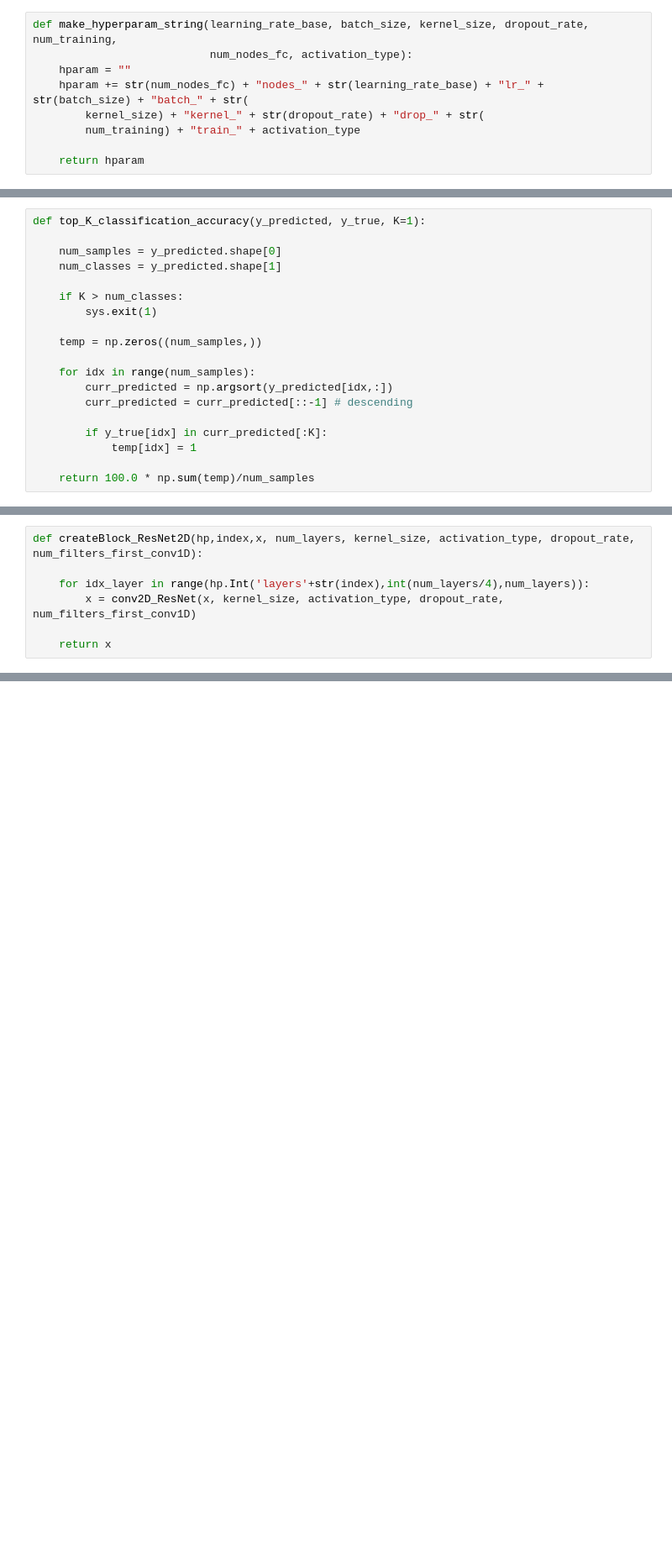
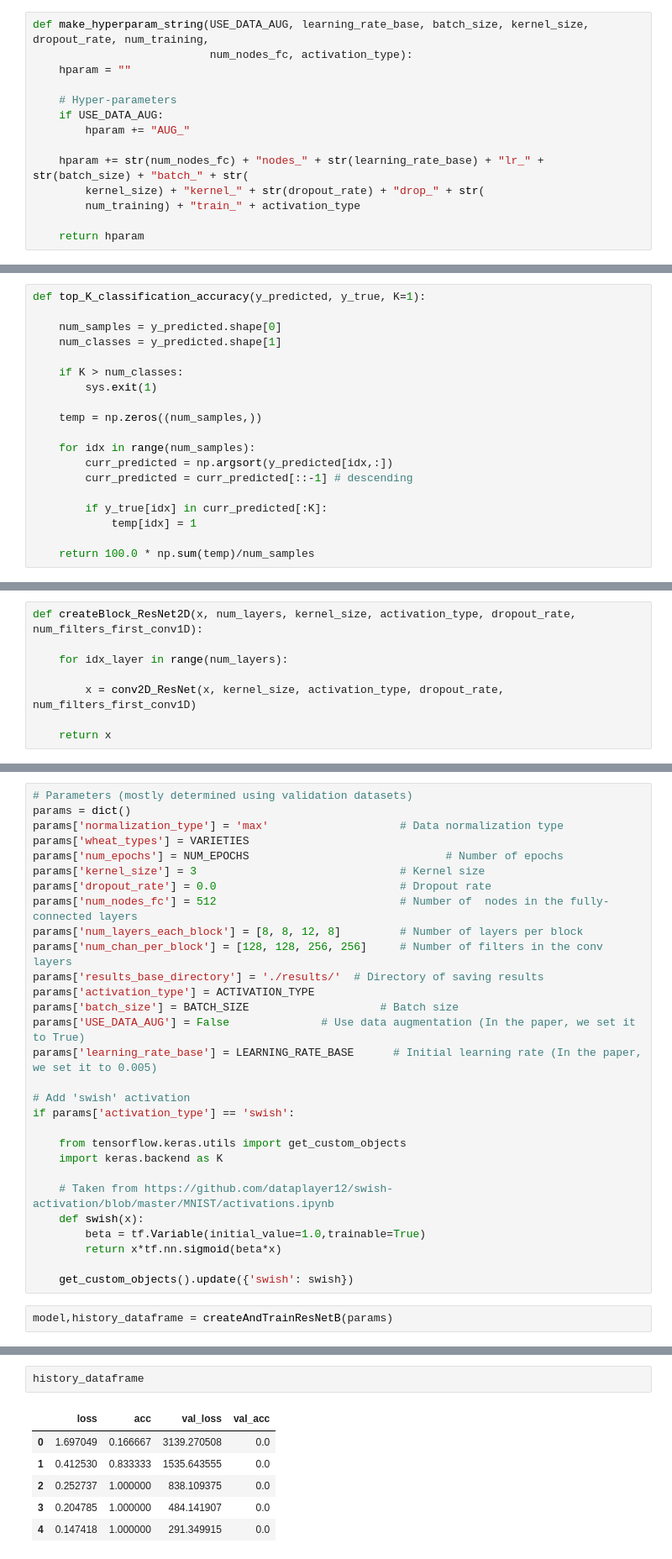
Before and after one commit to deepakjsagarwal/WC, a Jupyter notebook: Resnet.ipynb, the cells around one changed output, grey strips where cells are left out. Shown at 84% size. Saved outputs shown, nothing was run; the diff lists cells and outputs as text; blank space fills up the shorter version.

Commit message:
adds Resnet code fixed with data prep file

```diff
--- a/Resnet.ipynb
+++ b/Resnet.ipynb
@@ -127,9 +181,14 @@ def normalizeDataWholeSeed(data,normalization_type='max'):
 
     return data
 # %%
-def make_hyperparam_string(learning_rate_base, batch_size, kernel_size, dropout_rate, num_training,
+def make_hyperparam_string(USE_DATA_AUG, learning_rate_base, batch_size, kernel_size, dropout_rate, num_training,
                            num_nodes_fc, activation_type):
     hparam = ""
+
+    # Hyper-parameters
+    if USE_DATA_AUG:
+        hparam += "AUG_"
+
     hparam += str(num_nodes_fc) + "nodes_" + str(learning_rate_base) + "lr_" + str(batch_size) + "batch_" + str(
         kernel_size) + "kernel_" + str(dropout_rate) + "drop_" + str(
         num_training) + "train_" + activation_type
@@ -229,9 +303,10 @@ def conv2D_ResNet(x, kernel_size, activation_type, dropout_rate, num_filters_fir
     # Dropout
     return Dropout(dropout_rate)(x)
 # %%
-def createBlock_ResNet2D(hp,index,x, num_layers, kernel_size, activation_type, dropout_rate, num_filters_first_conv1D):
+def createBlock_ResNet2D(x, num_layers, kernel_size, activation_type, dropout_rate, num_filters_first_conv1D):
 
-    for idx_layer in range(hp.Int('layers'+str(index),int(num_layers/4),num_layers)):
+    for idx_layer in range(num_layers):
+
         x = conv2D_ResNet(x, kernel_size, activation_type, dropout_rate, num_filters_first_conv1D)
 
     return x
@@ -561,0 +502,31 @@ best_model.evaluate(test_dataset,test_dataset_label)
+# %%
+# Parameters (mostly determined using validation datasets)
+params = dict()
+params['normalization_type'] = 'max'                    # Data normalization type
+params['wheat_types'] = VARIETIES
+params['num_epochs'] = NUM_EPOCHS                              # Number of epochs
+params['kernel_size'] = 3                               # Kernel size
+params['dropout_rate'] = 0.0                            # Dropout rate
+params['num_nodes_fc'] = 512                            # Number of  nodes in the fully-connected layers
+params['num_layers_each_block'] = [8, 8, 12, 8]         # Number of layers per block
+params['num_chan_per_block'] = [128, 128, 256, 256]     # Number of filters in the conv layers
+params['results_base_directory'] = './results/'  # Directory of saving results
+params['activation_type'] = ACTIVATION_TYPE
+params['batch_size'] = BATCH_SIZE                    # Batch size
+params['USE_DATA_AUG'] = False              # Use data augmentation (In the paper, we set it to True)
+params['learning_rate_base'] = LEARNING_RATE_BASE      # Initial learning rate (In the paper, we set it to 0.005)
+
+# Add 'swish' activation
+if params['activation_type'] == 'swish':
+
+    from tensorflow.keras.utils import get_custom_objects
+    import keras.backend as K
+
+    # Taken from https://github.com/dataplayer12/swish-activation/blob/master/MNIST/activations.ipynb
+    def swish(x):
+        beta = tf.Variable(initial_value=1.0,trainable=True)
+        return x*tf.nn.sigmoid(beta*x)
+
+    get_custom_objects().update({'swish': swish})
+# %%
+model,history_dataframe = createAndTrainResNetB(params)
@@ -561,0 +632,9 @@ best_model.evaluate(test_dataset,test_dataset_label)
+# %%
+history_dataframe
+# %% [output]
+|  | loss | acc | val_loss | val_acc |
+| 0 | 1.697049 | 0.166667 | 3139.270508 | 0.0 |
+| 1 | 0.412530 | 0.833333 | 1535.643555 | 0.0 |
+| 2 | 0.252737 | 1.000000 | 838.109375 | 0.0 |
+| 3 | 0.204785 | 1.000000 | 484.141907 | 0.0 |
+| 4 | 0.147418 | 1.000000 | 291.349915 | 0.0 |
```
Also changed, not shown: parts of 46 cells of this notebook.
